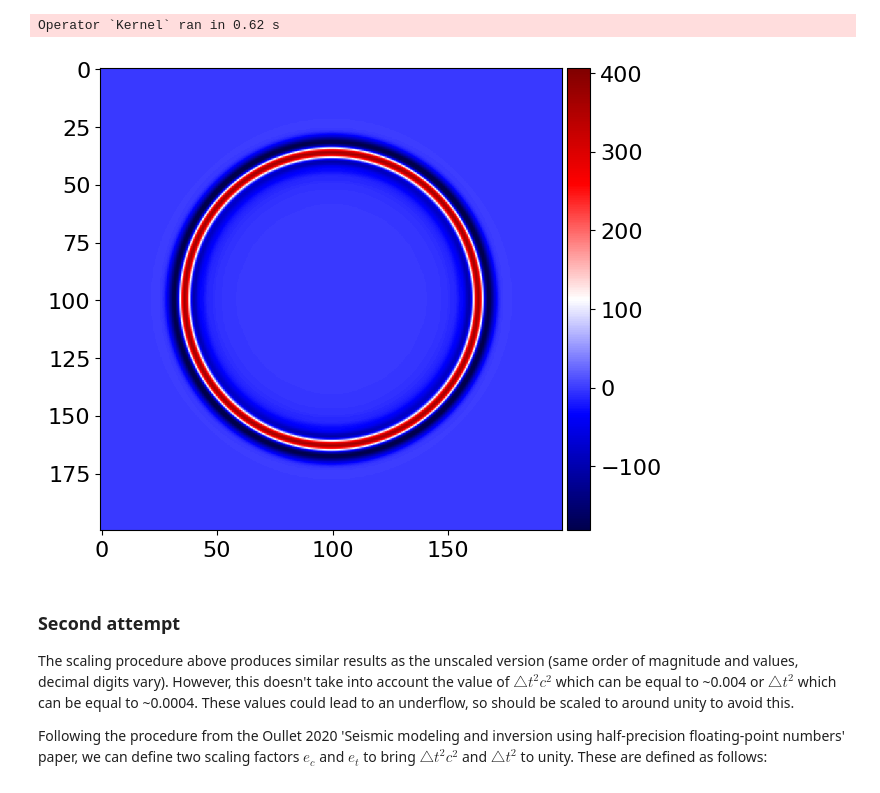
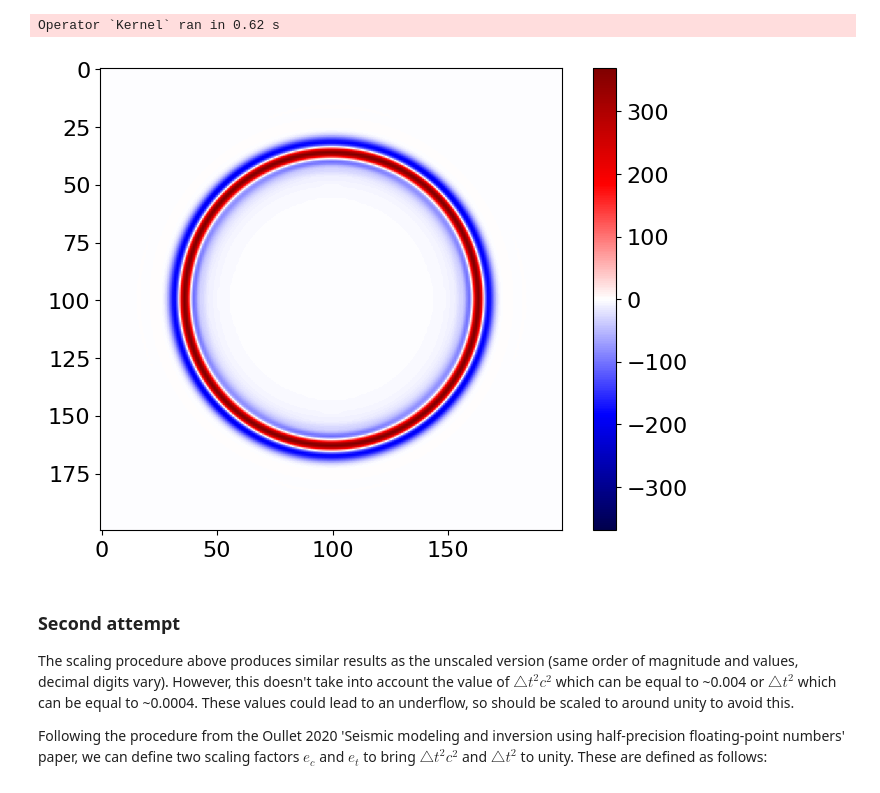
Before and after one commit to dt-17/Devito-UROP-MSci, a Jupyter notebook: scaling_acoustic.ipynb, the cells around one changed output. Saved outputs shown, nothing was run; the diff lists cells and outputs as text; code cells hidden in the pictures.

Commit message:
Update scaling_acoustic.ipynb
fixed plotting so zero is white

```diff
--- a/scaling_acoustic.ipynb
+++ b/scaling_acoustic.ipynb
@@ -122,9 +124,11 @@ p_scaled.data[:] *= alpha
 Operator `Kernel` ran in 0.62 s
 # %%
 # showing output
-plot_image(p_scaled.data[0], cmap='seismic')
+vmax = np.amax(np.abs(p_scaled.data[0]))
+plt.imshow(p_scaled.data[0], cmap='seismic', vmin=-vmax, vmax=vmax)
+plt.colorbar();
 # %% [output]
-[figure, old version]
+[figure, new version]
 # %% [markdown]
 ### Second attempt
 
```
Also changed, not shown: parts of 3 cells of this notebook.
